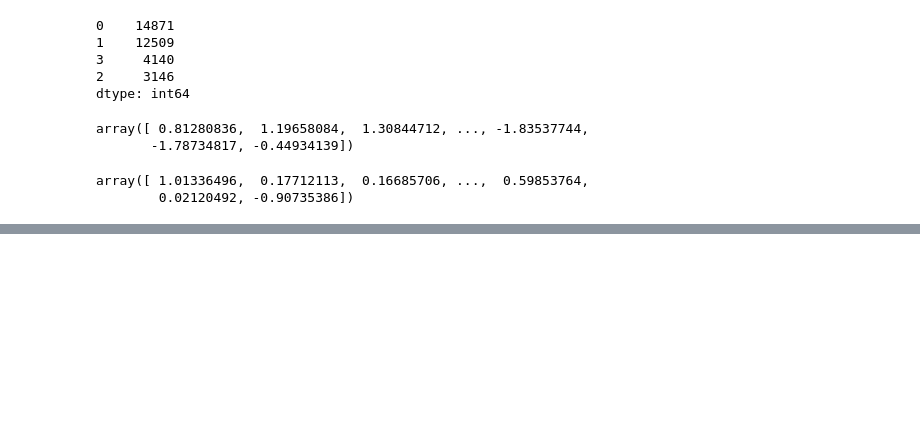
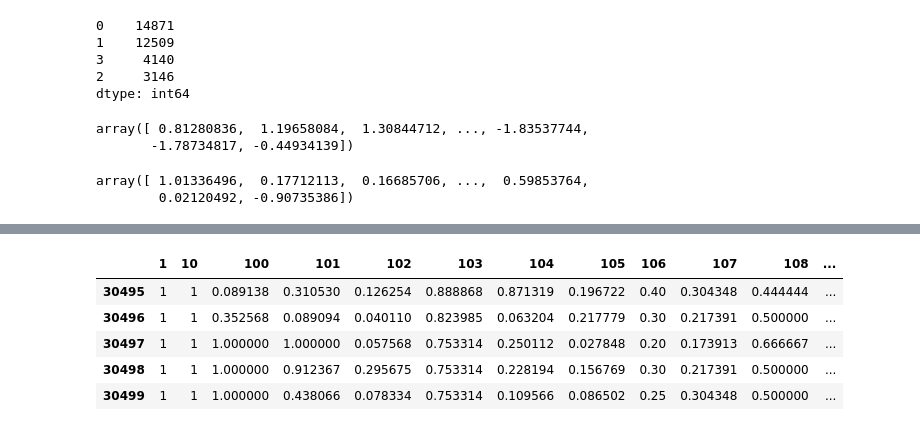
Before and after one commit to lyabakhP/ods_kpi, a Jupyter notebook: HW_7.ipynb, the cells around one changed output, grey strips where cells are left out. Cells and saved outputs as stored; diff of their text form; code cells hidden in the pictures; blank space fills up the shorter version.

```diff
--- a/HW_7.ipynb
+++ b/HW_7.ipynb
@@ -298,0 +314,12 @@ pylab.show()
+# %%
+X_train_km = df.loc[df.is_train]
+X_test_km = df.loc[df.is_train == False]
+# %%
+X_train_km.tail()
+# %% [output]
+|  | 1 | 10 | 100 | 101 | 102 | 103 | 104 | 105 | 106 | 107 | 108 | ... |
+| 30495 | 1 | 1 | 0.089138 | 0.310530 | 0.126254 | 0.888868 | 0.871319 | 0.196722 | 0.40 | 0.304348 | 0.444444 | ... |
+| 30496 | 1 | 1 | 0.352568 | 0.089094 | 0.040110 | 0.823985 | 0.063204 | 0.217779 | 0.30 | 0.217391 | 0.500000 | ... |
+| 30497 | 1 | 1 | 1.000000 | 1.000000 | 0.057568 | 0.753314 | 0.250112 | 0.027848 | 0.20 | 0.173913 | 0.666667 | ... |
+| 30498 | 1 | 1 | 1.000000 | 0.912367 | 0.295675 | 0.753314 | 0.228194 | 0.156769 | 0.30 | 0.217391 | 0.500000 | ... |
+| 30499 | 1 | 1 | 1.000000 | 0.438066 | 0.078334 | 0.753314 | 0.109566 | 0.086502 | 0.25 | 0.304348 | 0.500000 | ... |
```
Also changed, not shown: parts of 61 cells of this notebook.
